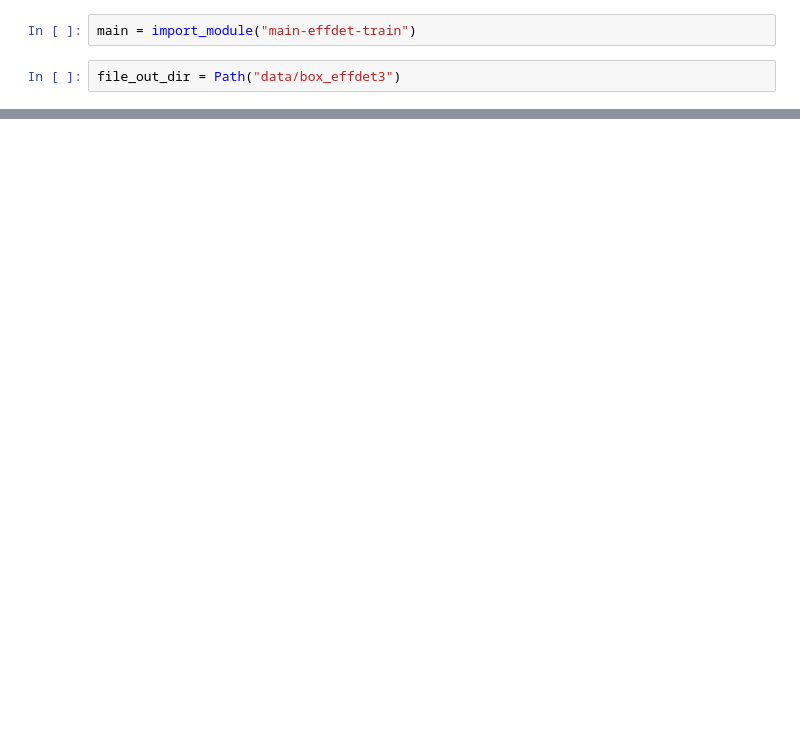
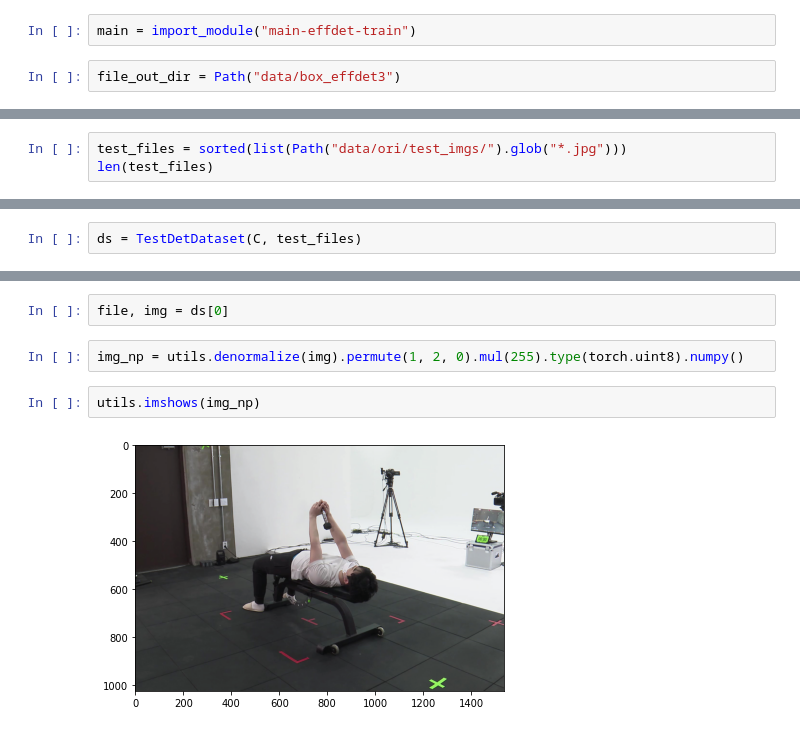
Before and after one commit to Kitsunetic/motion-keypoint, a Jupyter notebook: script/effdet 자르기.ipynb, the cells around one changed output, grey strips where cells are left out. Cells and saved outputs as stored; diff of their text form; blank space fills up the shorter version.

```diff
--- a/script/effdet 자르기.ipynb
+++ b/script/effdet 자르기.ipynb
@@ -147,0 +96,3 @@ plt.imshow(img_ori[int_ori_bbox[1] : int_ori_bbox[3], int_ori_bbox[0] : int_ori_
+# %%
+test_files = sorted(list(Path("data/ori/test_imgs/").glob("*.jpg")))
+len(test_files)
@@ -147,0 +101,2 @@ plt.imshow(img_ori[int_ori_bbox[1] : int_ori_bbox[3], int_ori_bbox[0] : int_ori_
+# %%
+ds = TestDetDataset(C, test_files)
@@ -147,0 +123,8 @@ plt.imshow(img_ori[int_ori_bbox[1] : int_ori_bbox[3], int_ori_bbox[0] : int_ori_
+# %%
+file, img = ds[0]
+# %%
+img_np = utils.denormalize(img).permute(1, 2, 0).mul(255).type(torch.uint8).numpy()
+# %%
+utils.imshows(img_np)
+# %% [output]
+[figure, added]
```
Also changed, not shown: parts of 67 cells of this notebook, 2 other files.
